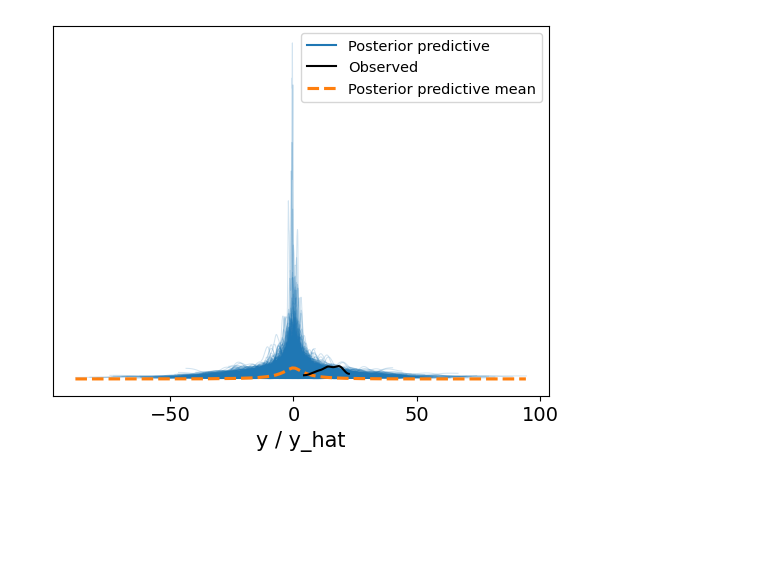
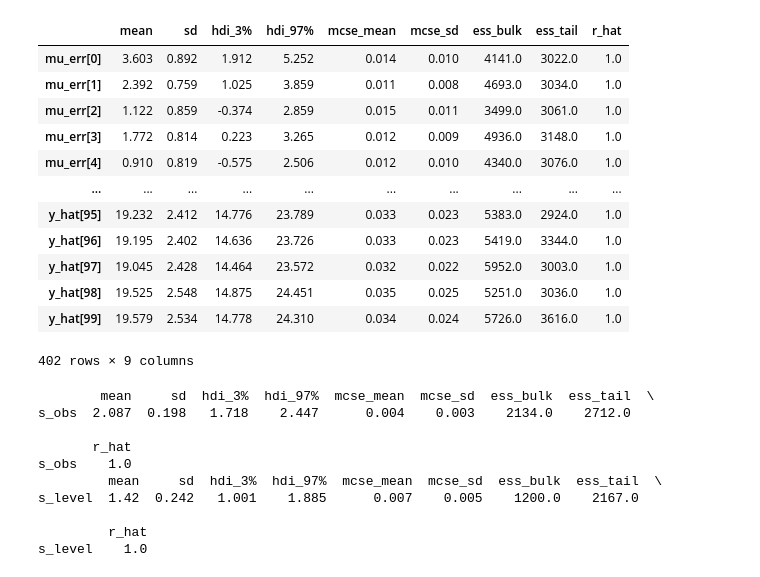
Before and after one commit to woejozney/state-space-examples, a Jupyter notebook: local-level-stan/local-level-stan.ipynb, the cells around one changed output. Cells and saved outputs as stored; diff of their text form; code cells hidden in the pictures; blank space fills up the shorter version.

```diff
--- a/local-level-stan/local-level-stan.ipynb
+++ b/local-level-stan/local-level-stan.ipynb
@@ -135,6 +127,18 @@ sum_prior = az.summary(prior_posterior)
 # %%
-prior_inference = az.from_pystan(posterior=prior_posterior, posterior_predictive=["y_hat"], posterior_model=prior_model, observed_data=['y'])
+idata = az.from_pystan(posterior=posterior, posterior_predictive=["y_hat"], posterior_model=model, observed_data=['y'])
+fitsum = az.summary(posterior)
+fitsum
+# %% [output]
+|  | mean | sd | hdi_3% | hdi_97% | mcse_mean | mcse_sd | ess_bulk | ess_tail | r_hat |
+| mu_err[0] | 3.603 | 0.892 | 1.912 | 5.252 | 0.014 | 0.010 | 4141.0 | 3022.0 | 1.0 |
+| mu_err[1] | 2.392 | 0.759 | 1.025 | 3.859 | 0.011 | 0.008 | 4693.0 | 3034.0 | 1.0 |
+| mu_err[2] | 1.122 | 0.859 | -0.374 | 2.859 | 0.015 | 0.011 | 3499.0 | 3061.0 | 1.0 |
+| mu_err[3] | 1.772 | 0.814 | 0.223 | 3.265 | 0.012 | 0.009 | 4936.0 | 3148.0 | 1.0 |
+| mu_err[4] | 0.910 | 0.819 | -0.575 | 2.506 | 0.012 | 0.010 | 4340.0 | 3076.0 | 1.0 |
+| ... | ... | ... | ... | ... | ... | ... | ... | ... | ... |
+| y_hat[95] | 19.232 | 2.412 | 14.776 | 23.789 | 0.033 | 0.023 | 5383.0 | 2924.0 | 1.0 |
+| y_hat[96] | 19.195 | 2.402 | 14.636 | 23.726 | 0.033 | 0.023 | 5419.0 | 3344.0 | 1.0 |
+| y_hat[97] | 19.045 | 2.428 | 14.464 | 23.572 | 0.032 | 0.022 | 5952.0 | 3003.0 | 1.0 |
+| y_hat[98] | 19.525 | 2.548 | 14.875 | 24.451 | 0.035 | 0.025 | 5251.0 | 3036.0 | 1.0 |
+| y_hat[99] | 19.579 | 2.534 | 14.778 | 24.310 | 0.034 | 0.024 | 5726.0 | 3616.0 | 1.0 |
+402 rows × 9 columns
-# %%
-ax_prior = az.plot_ppc(prior_inference, data_pairs={'y': "y_hat"})
-# %% [output]
-[figure, removed]
@@ -149,0 +145,14 @@ ax.show()
+# %%
+print(fitsum['s_obs':'s_obs'])
+print(fitsum['s_level':'s_level'])
+# %% [output]
+        mean     sd  hdi_3%  hdi_97%  mcse_mean  mcse_sd  ess_bulk  ess_tail  \
+s_obs  2.087  0.198   1.718    2.447      0.004    0.003    2134.0    2712.0
+
+       r_hat
+s_obs    1.0
+         mean     sd  hdi_3%  hdi_97%  mcse_mean  mcse_sd  ess_bulk  ess_tail  \
+s_level  1.42  0.242   1.001    1.885      0.007    0.005    1200.0    2167.0
+
+         r_hat
+s_level    1.0
```
Also changed, not shown: parts of 15 cells of this notebook.
